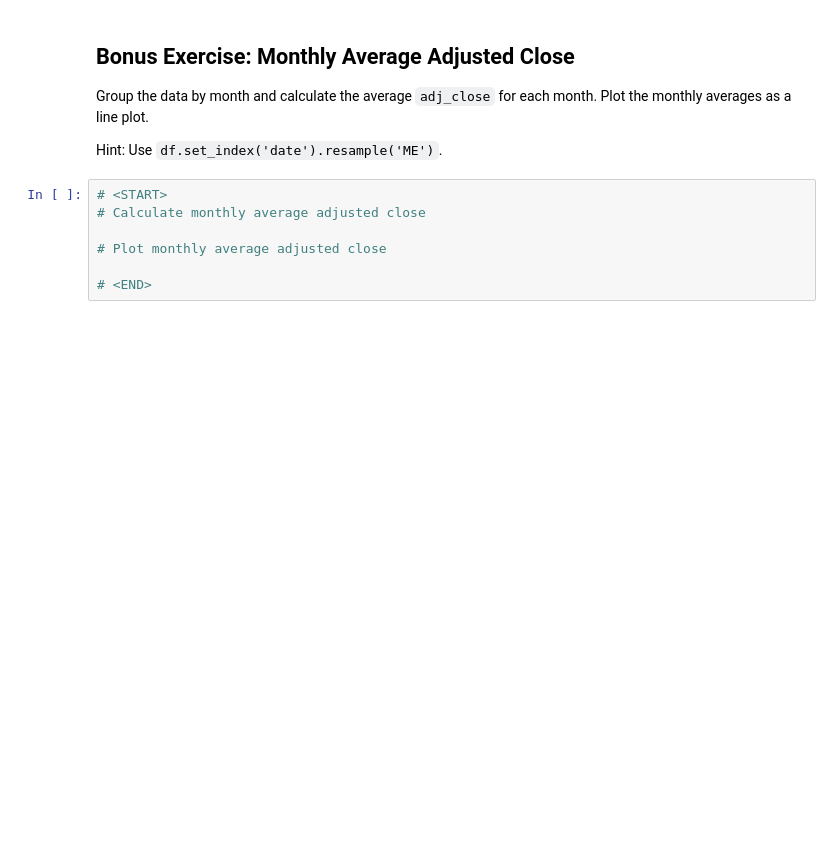
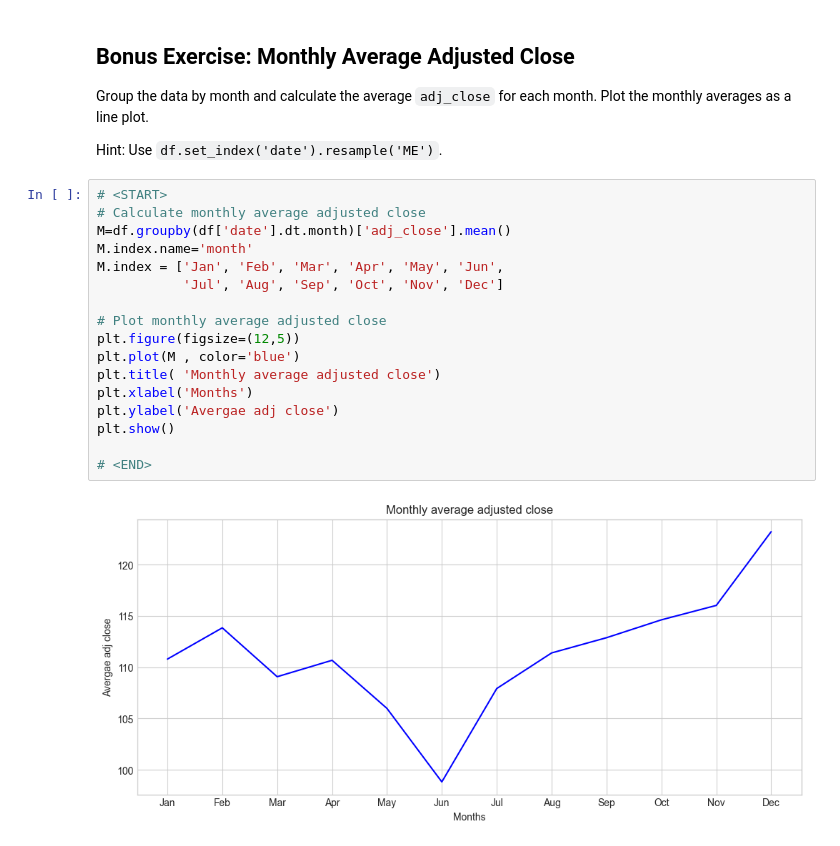
Before and after one commit to vaibhavmalve/SOC-Stock-Trading-With-LSTM-And-RL, a Jupyter notebook: Week1/Matplotlib_and_pandas.ipynb, the cells around one changed output. Saved outputs shown, nothing was run; the diff lists cells and outputs as text; blank space fills up the shorter version.

```diff
--- a/Week1/Matplotlib_and_pandas.ipynb
+++ b/Week1/Matplotlib_and_pandas.ipynb
@@ -292,10 +299,22 @@ Then make a scatter plot with `daily_range` on the X-axis and `volume` on the Y-
 Group the data by month and calculate the average `adj_close` for each month. Plot the monthly averages as a line plot.
 
 Hint: Use `df.set_index('date').resample('ME')`.
-# %%
-# <START>
-# Calculate monthly average adjusted close
-
-# Plot monthly average adjusted close
-
-# <END>
+# %%
+# <START>
+# Calculate monthly average adjusted close
+M=df.groupby(df['date'].dt.month)['adj_close'].mean()
+M.index.name='month'
+M.index = ['Jan', 'Feb', 'Mar', 'Apr', 'May', 'Jun',
+           'Jul', 'Aug', 'Sep', 'Oct', 'Nov', 'Dec']
+
+# Plot monthly average adjusted close
+plt.figure(figsize=(12,5))
+plt.plot(M , color='blue')
+plt.title( 'Monthly average adjusted close')
+plt.xlabel('Months')
+plt.ylabel('Avergae adj close')
+plt.show()
+
+# <END>
+# %% [output]
+[figure, added]
```
Also changed, not shown: parts of 2 cells of this notebook.
